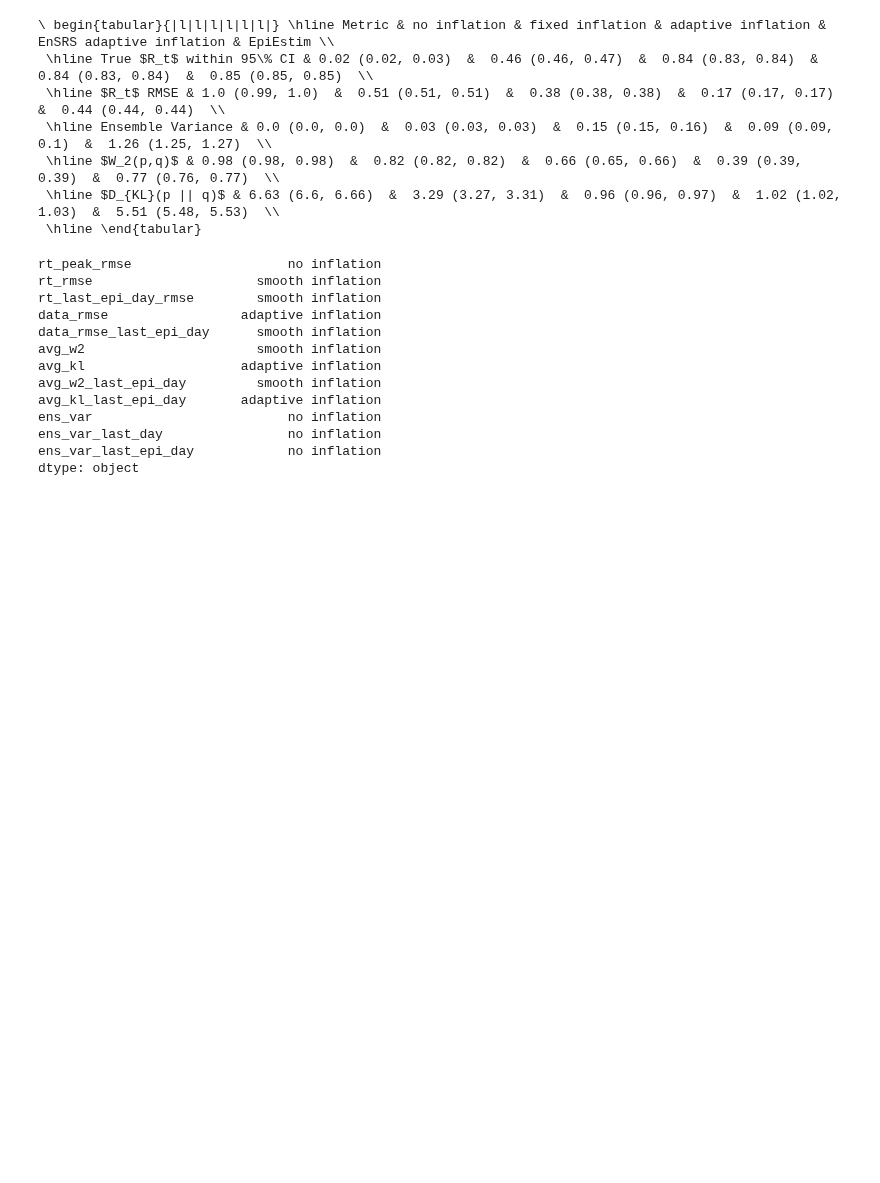
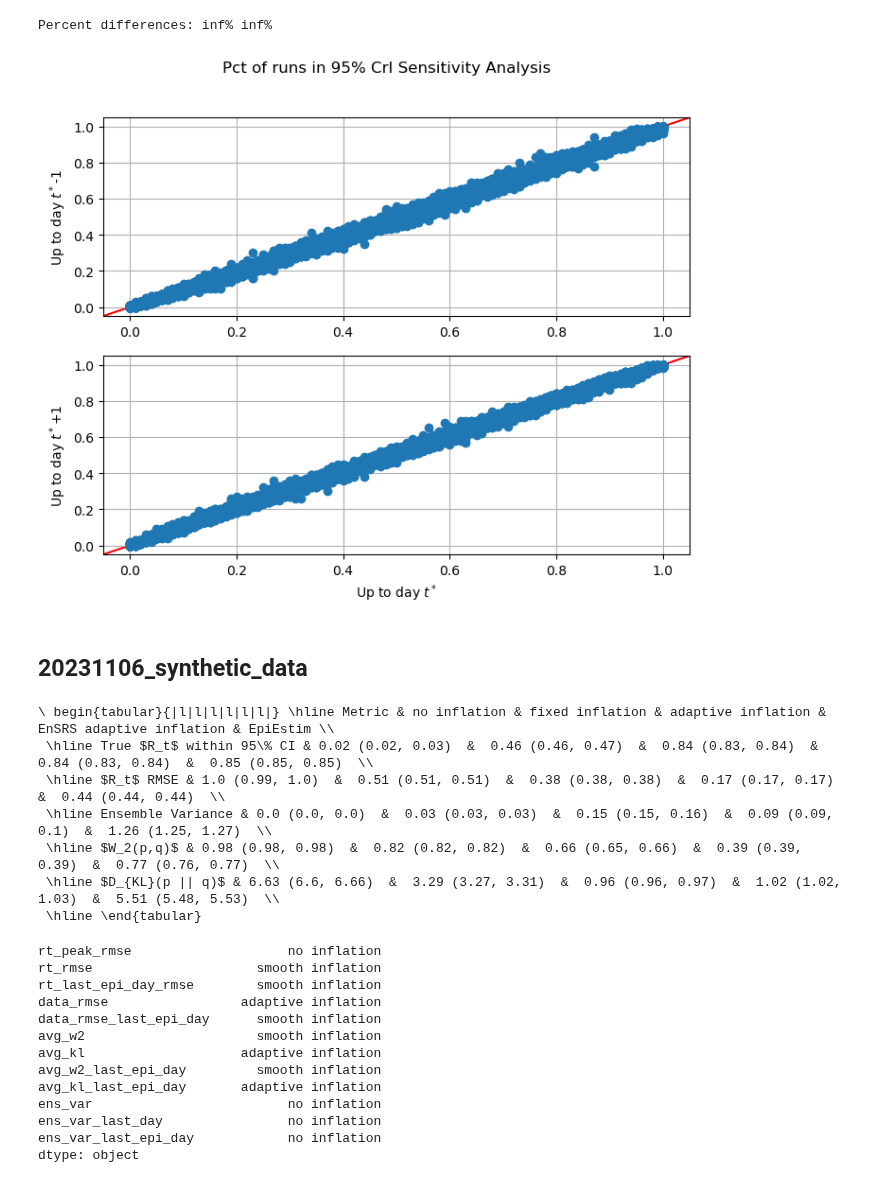
Before and after one commit to hwunrow/epykalman, a Jupyter notebook: src/epyfilter/c2b2/create_plots.ipynb, the cells around one changed output. Saved outputs shown, nothing was run; the diff lists cells and outputs as text; code cells hidden in the pictures; blank space fills up the shorter version.

```diff
--- a/src/epyfilter/c2b2/create_plots.ipynb
+++ b/src/epyfilter/c2b2/create_plots.ipynb
@@ -18,0 +61,30 @@ esrs_metrics_df = pd.read_csv("/ifs/scratch/jls106_gp/nhw2114/data/20231106_synt
+# %%
+fig, ax = plt.subplots(2)
+fig.set_figwidth(8)
+fig.set_figheight(6)
+
+max_y = max(eakf_metrics_df.in_ci_before_last_epi_day)
+ax[0].axline((0,0), (max_y,max_y), color='r', zorder=1)
+ax[0].scatter(eakf_metrics_df.in_ci_last_epi_day, eakf_metrics_df.in_ci_before_last_epi_day, zorder=2)
+ax[0].grid(zorder=0)
+ax[0].set_ylabel(r"Up to day $t^*$-1")
+
+max_y = max(eakf_metrics_df.in_ci_after_last_epi_day)
+ax[1].axline((0,0), (max_y,max_y), color='r', zorder=1)
+ax[1].scatter(eakf_metrics_df.in_ci_last_epi_day, eakf_metrics_df.in_ci_after_last_epi_day, zorder=2)
+ax[1].grid(zorder=0)
+ax[1].set_xlabel(r"Up to day $t^*$")
+ax[1].set_ylabel(r"Up to day $t^*$+1")
+
+
+fig.suptitle(r"Pct of runs in 95% CrI Sensitivity Analysis")
+
+pct_diff_before = np.nanmean((eakf_metrics_df.in_ci_before_last_epi_day - eakf_metrics_df.in_ci_last_epi_day) / eakf_metrics_df.in_ci_last_epi_day) * 100
+pct_diff_after = np.nanmean((eakf_metrics_df.in_ci_after_last_epi_day - eakf_metrics_df.in_ci_last_epi_day) / eakf_metrics_df.in_ci_last_epi_day) * 100
+
+print(f"Percent differences: {round(pct_diff_before,4)}% {round(pct_diff_after,4)}%")
+# %% [output]
+Percent differences: inf% inf%
+[figure, added]
+# %% [markdown]
+## 20231106_synthetic_data
```
Also changed, not shown: parts of 7 cells of this notebook.
